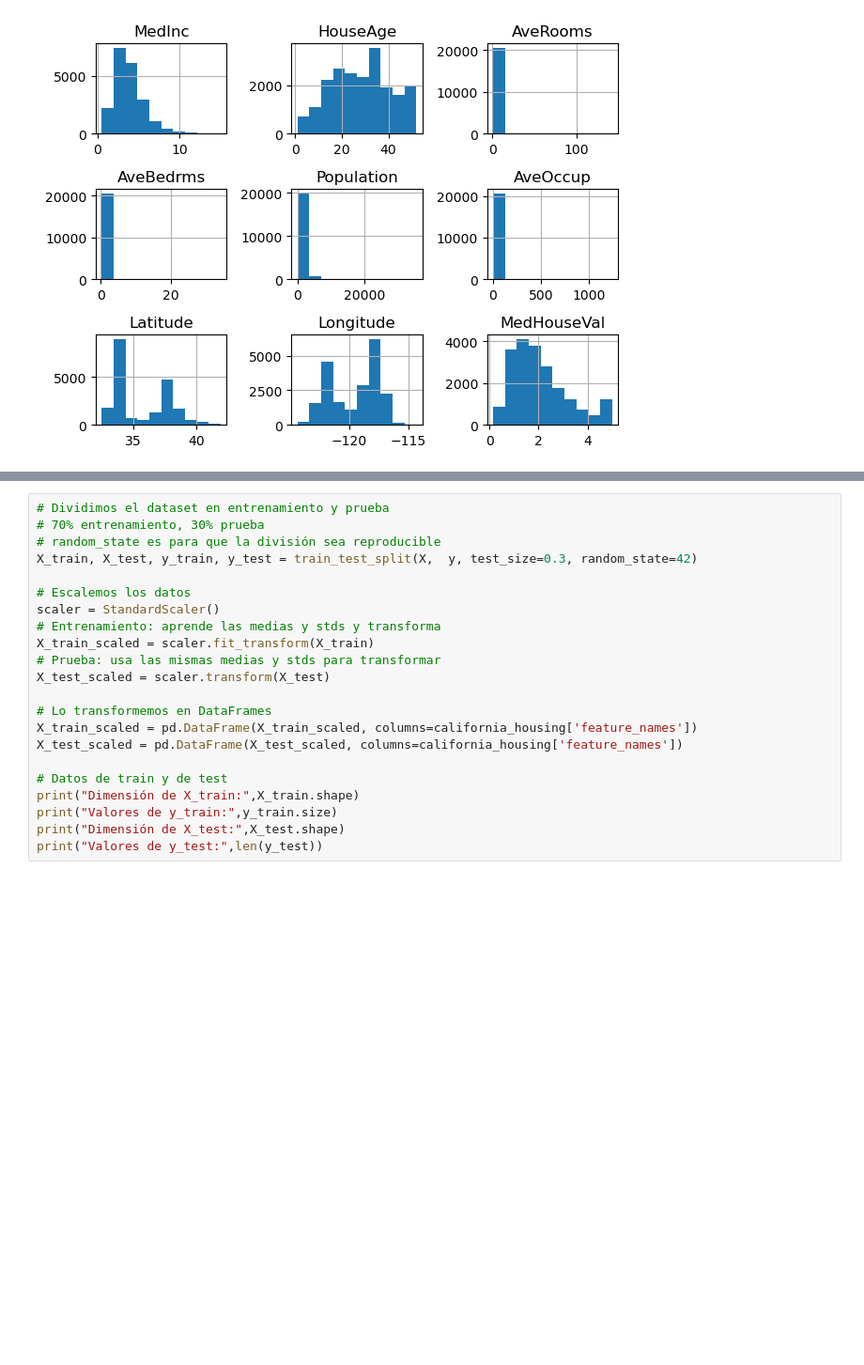
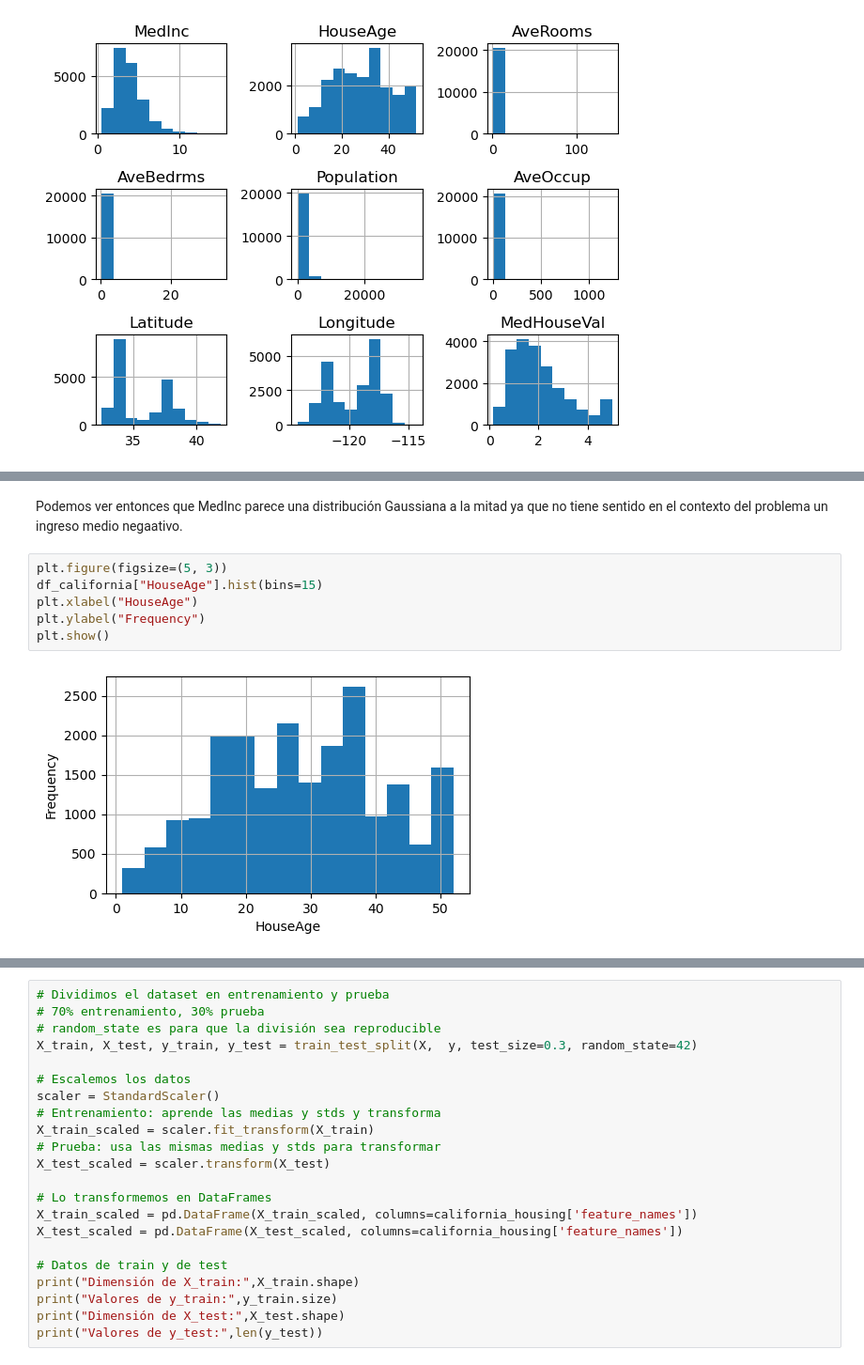
Before and after one commit to Grupo-CEIA-IIA/ceia_iia_tps, a Jupyter notebook: TP2/TP2.ipynb, the cells around one changed output, grey strips where cells are left out. Shown at 94% size. Saved outputs shown, nothing was run; the diff lists cells and outputs as text; blank space fills up the shorter version.

```diff
--- a/TP2/TP2.ipynb
+++ b/TP2/TP2.ipynb
@@ -135,0 +150,10 @@ plt.show()
+# %% [markdown]
+Podemos ver entonces que MedInc parece una distribución Gaussiana a la mitad ya que no tiene sentido en el contexto del problema un ingreso medio negaativo.
+# %%
+plt.figure(figsize=(5, 3))
+df_california["HouseAge"].hist(bins=15)
+plt.xlabel("HouseAge")
+plt.ylabel("Frequency")
+plt.show()
+# %% [output]
+[figure, added]
```
Also changed, not shown: parts of 16 cells of this notebook.
